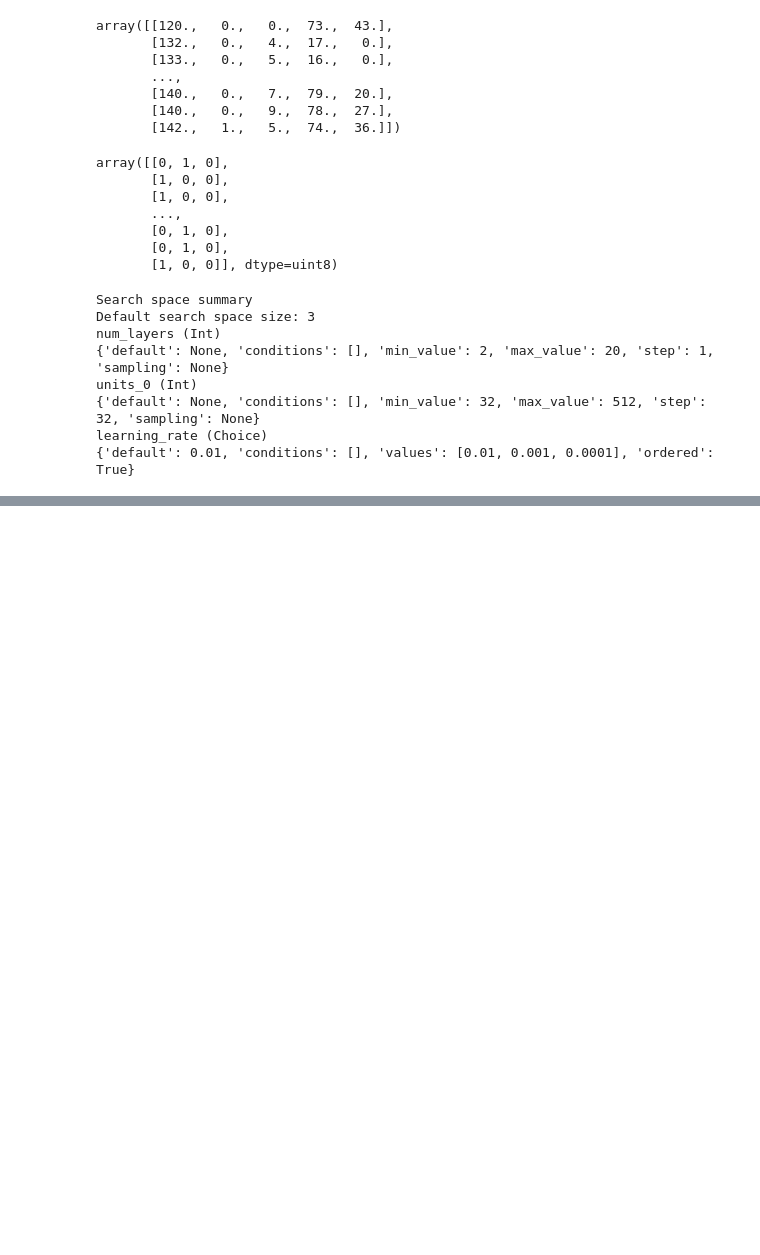
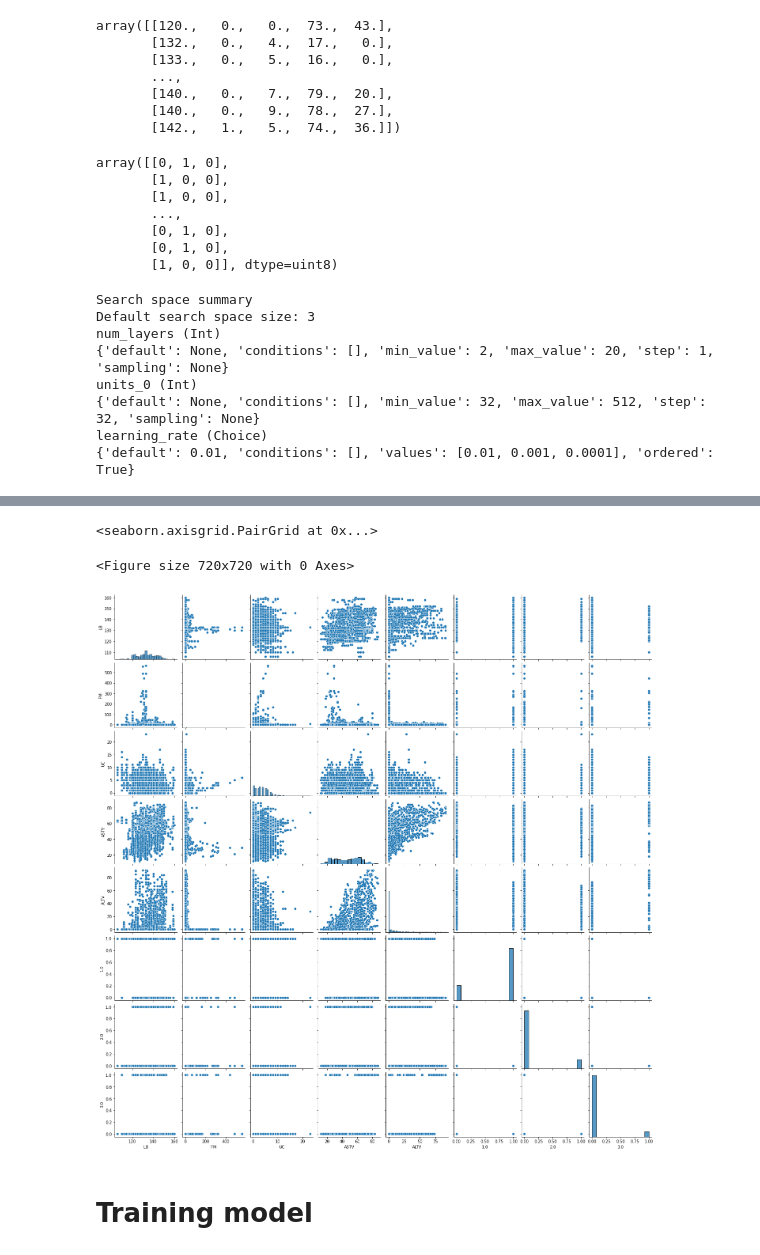
Before and after one commit to MSU-AI/Fetal-State-Predictor, a Jupyter notebook: AI_CLUB_PROJECT-3.ipynb, the cells around one changed output, grey strips where cells are left out. Saved outputs shown, nothing was run; the diff lists cells and outputs as text; code cells hidden in the pictures; blank space fills up the shorter version.

```diff
--- a/AI_CLUB_PROJECT-3.ipynb
+++ b/AI_CLUB_PROJECT-3.ipynb
@@ -296,0 +307,11 @@ class Dense(layers.Layer):
+# %%
+from matplotlib import pyplot as plt
+
+plt.figure(figsize=(10,10))
+sns.pairplot(merged_data)
+# %% [output]
+<seaborn.axisgrid.PairGrid at 0x...>
+<Figure size 720x720 with 0 Axes>
+[figure, added]
+# %% [markdown]
+# Training model
```
Also changed, not shown: parts of 10 cells of this notebook, 23 other files.
